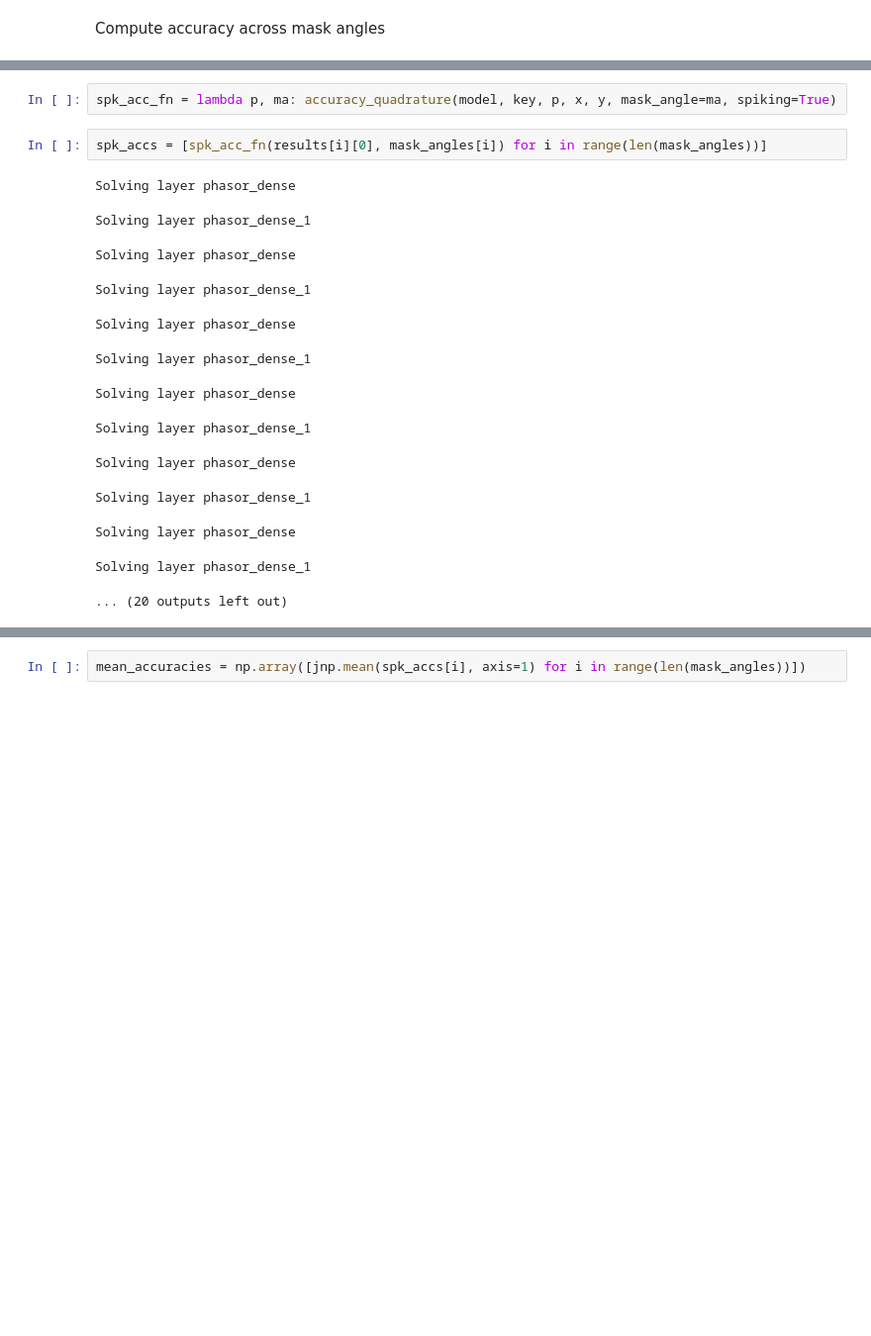
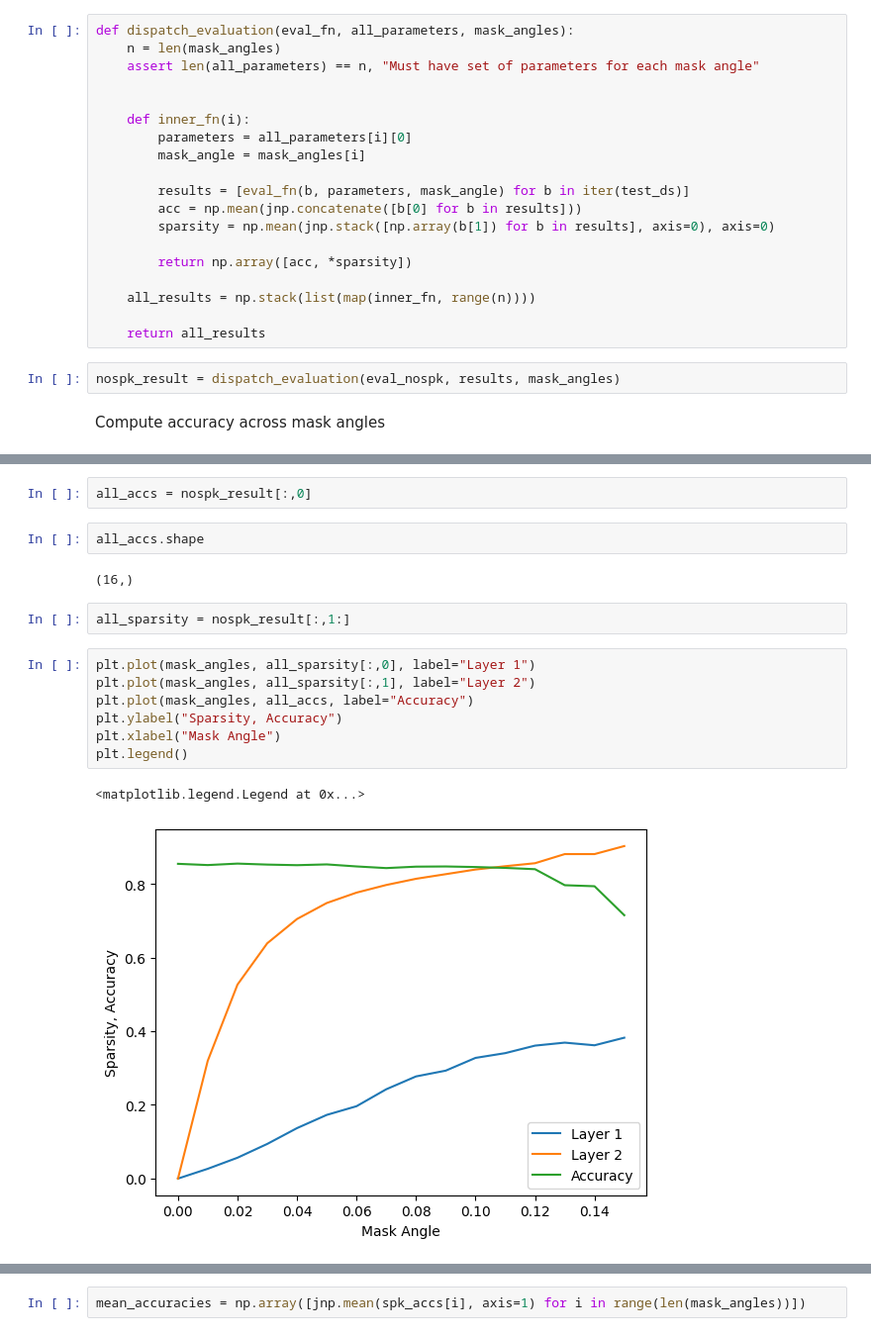
Before and after one commit to wilkieolin/phasor_jax, a Jupyter notebook: sparsity test.ipynb, the cells around one changed output, grey strips where cells are left out. Shown at 99% size. Cells and saved outputs as stored; diff of their text form; blank space fills up the shorter version.

```diff
--- a/sparsity test.ipynb
+++ b/sparsity test.ipynb
@@ -163,2 +180,23 @@ acc_fn_spk = lambda p, ma, b: accuracy_quadrature(model, key, p, b['image'], b['
+# %%
+def dispatch_evaluation(eval_fn, all_parameters, mask_angles):
+    n = len(mask_angles)
+    assert len(all_parameters) == n, "Must have set of parameters for each mask angle"
+
+
+    def inner_fn(i):
+        parameters = all_parameters[i][0]
+        mask_angle = mask_angles[i]
+
+        results = [eval_fn(b, parameters, mask_angle) for b in iter(test_ds)]
+        acc = np.mean(jnp.concatenate([b[0] for b in results]))
+        sparsity = np.mean(jnp.stack([np.array(b[1]) for b in results], axis=0), axis=0)
+
+        return np.array([acc, *sparsity])
+
+    all_results = np.stack(list(map(inner_fn, range(n))))
+
+    return all_results
+# %%
+nospk_result = dispatch_evaluation(eval_nospk, results, mask_angles)
 # %% [markdown]
 Compute accuracy across mask angles
@@ -185,18 +203,18 @@ plt.plot(mask_angles, sparsities)
-# %%
-spk_acc_fn = lambda p, ma: accuracy_quadrature(model, key, p, x, y, mask_angle=ma, spiking=True)
-# %%
-spk_accs = [spk_acc_fn(results[i][0], mask_angles[i]) for i in range(len(mask_angles))]
-# %% [output]
-Solving layer phasor_dense
-Solving layer phasor_dense_1
-Solving layer phasor_dense
-Solving layer phasor_dense_1
-Solving layer phasor_dense
-Solving layer phasor_dense_1
-Solving layer phasor_dense
-Solving layer phasor_dense_1
-Solving layer phasor_dense
-Solving layer phasor_dense_1
-Solving layer phasor_dense
-Solving layer phasor_dense_1
-... (20 outputs left out)
+# %%
+all_accs = nospk_result[:,0]
+# %%
+all_accs.shape
+# %% [output]
+(16,)
+# %%
+all_sparsity = nospk_result[:,1:]
+# %%
+plt.plot(mask_angles, all_sparsity[:,0], label="Layer 1")
+plt.plot(mask_angles, all_sparsity[:,1], label="Layer 2")
+plt.plot(mask_angles, all_accs, label="Accuracy")
+plt.ylabel("Sparsity, Accuracy")
+plt.xlabel("Mask Angle")
+plt.legend()
+# %% [output]
+<matplotlib.legend.Legend at 0x...>
+[figure, added]
```
Also changed, not shown: parts of 25 cells of this notebook, 3 other files.
